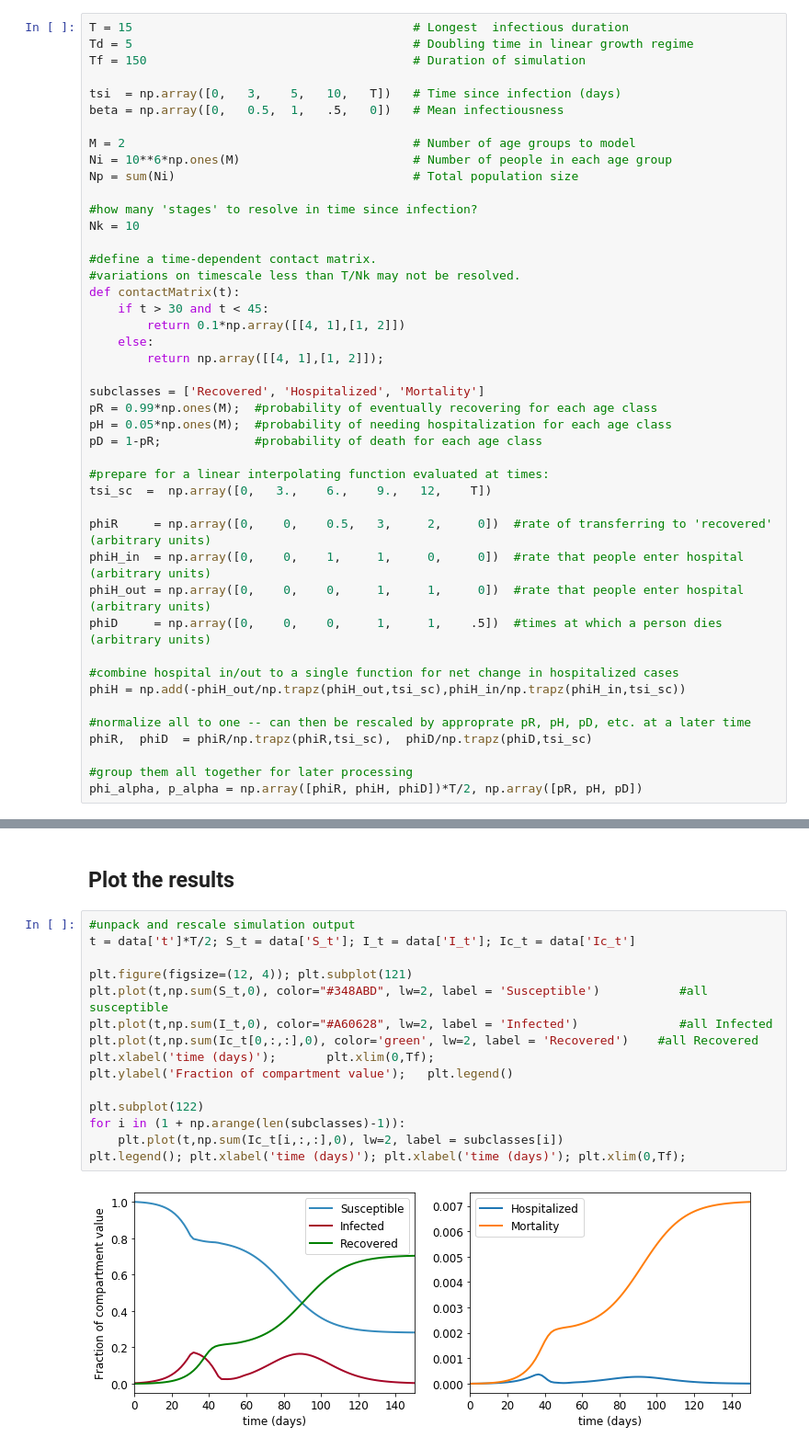
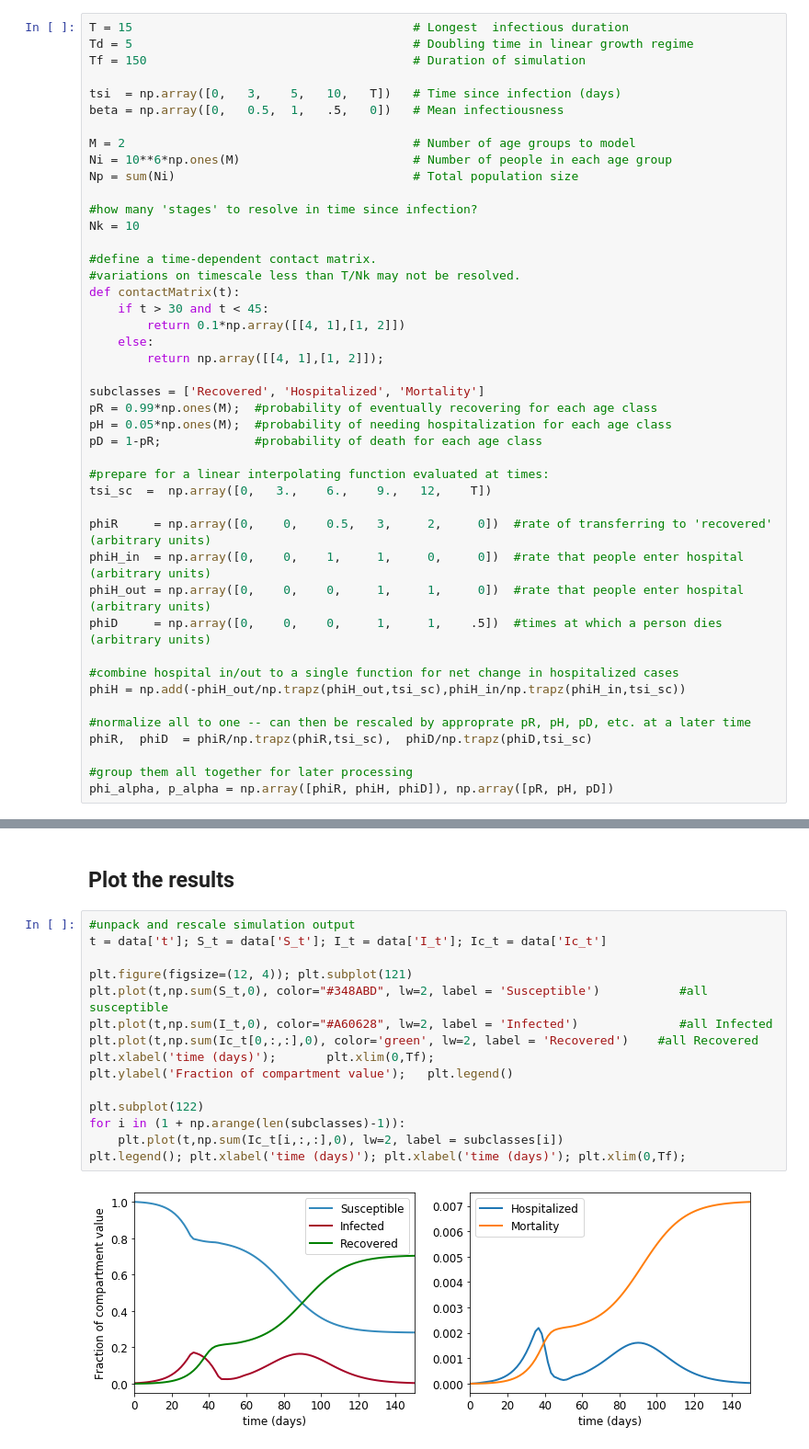
Before and after one commit to thecapitalistcycle/pyrossTSI, a Jupyter notebook: examples/deterministic/ex01.ipynb, the cells around one changed output, grey strips where cells are left out. Shown at 92% size. Cells and saved outputs as stored; diff of their text form.

```diff
--- a/examples/deterministic/ex01.ipynb
+++ b/examples/deterministic/ex01.ipynb
@@ -54,7 +54,7 @@ phiH = np.add(-phiH_out/np.trapz(phiH_out,tsi_sc),phiH_in/np.trapz(phiH_in,tsi_s
 phiR,  phiD  = phiR/np.trapz(phiR,tsi_sc),  phiD/np.trapz(phiD,tsi_sc)
 
 #group them all together for later processing
-phi_alpha, p_alpha = np.array([phiR, phiH, phiD])*T/2, np.array([pR, pH, pD])
+phi_alpha, p_alpha = np.array([phiR, phiH, phiD]), np.array([pR, pH, pD])
 # %%
 
 parameters = {'M':M, 'Ni':Ni, 'Nc':len(subclasses), 'Nk':Nk, 'Tf':Tf, 'Tc':(T/2), 'T':T, 'Td':Td,
@@ -67,18 +67,18 @@ data  = model.simulate(IC)
 ## Plot the results
 # %%
 #unpack and rescale simulation output
-t = data['t']*T/2; S_t = data['S_t']; I_t = data['I_t']; Ic_t = data['Ic_t']
+t = data['t']; S_t = data['S_t']; I_t = data['I_t']; Ic_t = data['Ic_t']
 
 plt.figure(figsize=(12, 4)); plt.subplot(121)
 plt.plot(t,np.sum(S_t,0), color="#348ABD", lw=2, label = 'Susceptible')           #all susceptible
 plt.plot(t,np.sum(I_t,0), color="#A60628", lw=2, label = 'Infected')              #all Infected
 plt.plot(t,np.sum(Ic_t[0,:,:],0), color='green', lw=2, label = 'Recovered')    #all Recovered
 plt.xlabel('time (days)');       plt.xlim(0,Tf);
 plt.ylabel('Fraction of compartment value');   plt.legend()
 
 plt.subplot(122)
 for i in (1 + np.arange(len(subclasses)-1)):
     plt.plot(t,np.sum(Ic_t[i,:,:],0), lw=2, label = subclasses[i])
 plt.legend(); plt.xlabel('time (days)'); plt.xlabel('time (days)'); plt.xlim(0,Tf);
 # %% [output]
-[figure, old version]
+[figure, new version]
```
Also changed, not shown: 2 other files.
